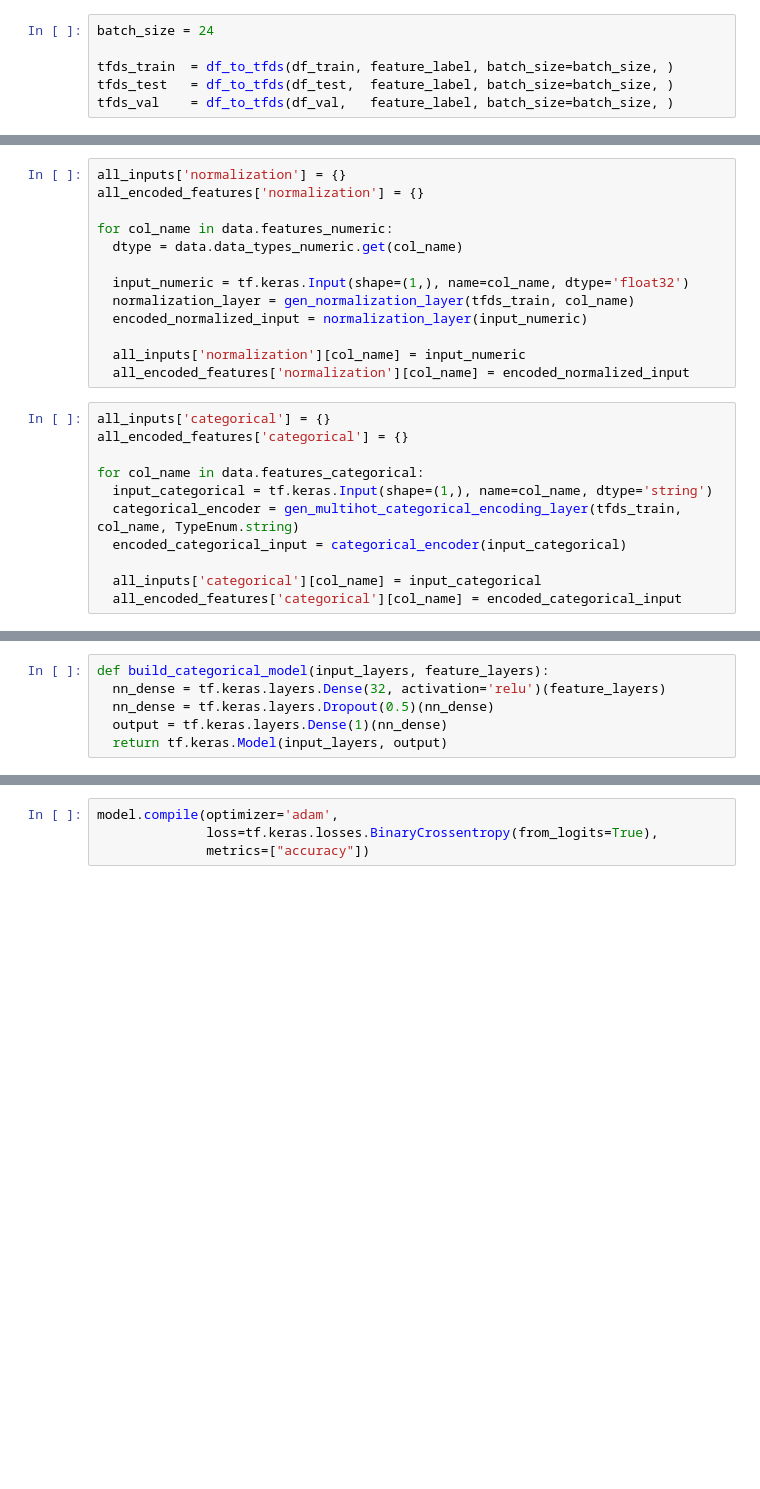
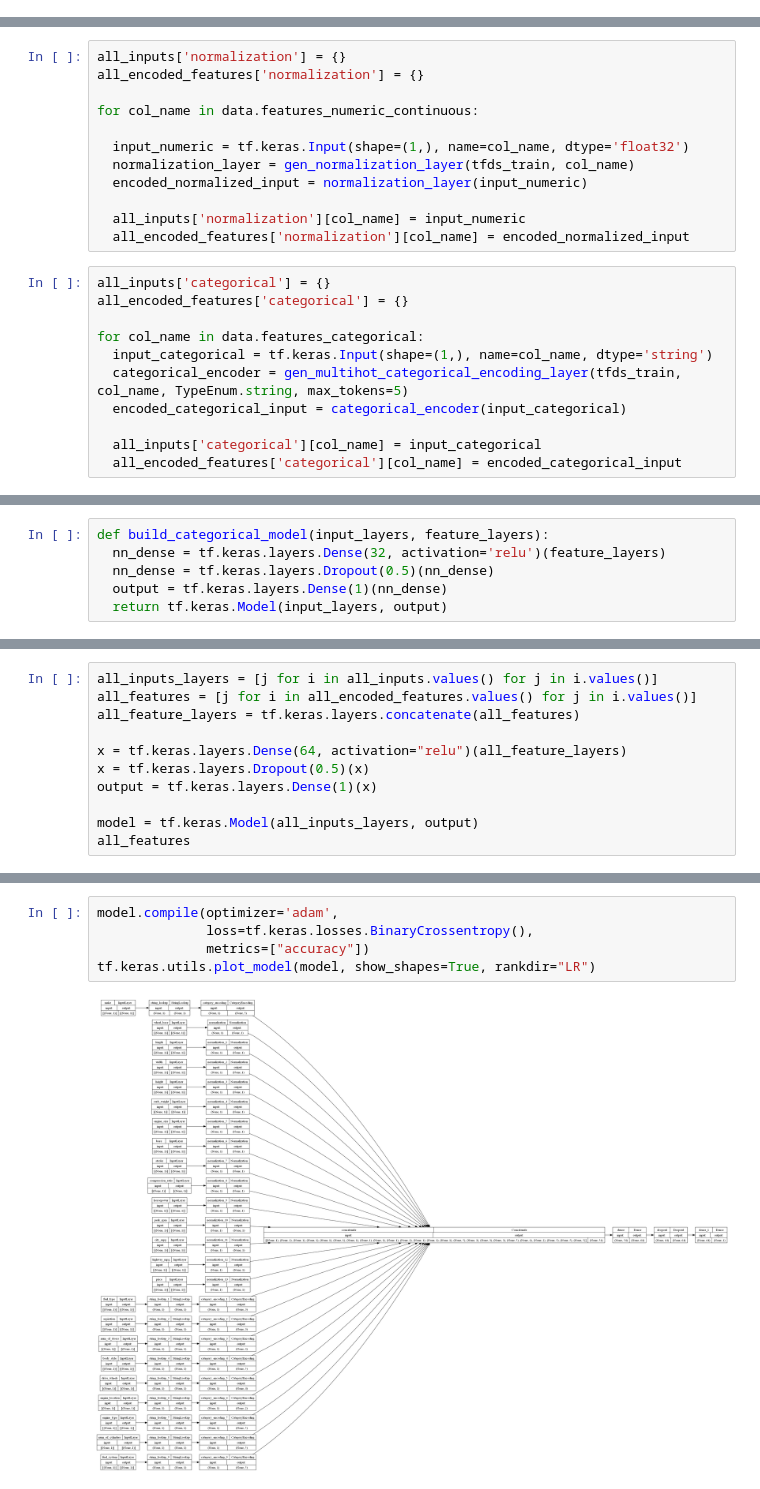
Before and after one commit to previoip/FederatedLearning, a Jupyter notebook: FederatedLearning_POC_GenericRegressor.ipynb, the cells around one changed output, grey strips where cells are left out. Cells and saved outputs as stored; diff of their text form; blank space fills up the shorter version.

```diff
--- a/FederatedLearning_POC_GenericRegressor.ipynb
+++ b/FederatedLearning_POC_GenericRegressor.ipynb
@@ -85,9 +137,3 @@ df_val = df_val_test.drop(df_test.index)
 df_train.shape, df_test.shape, df_val.shape
 # %% [output]
 ((127, 27), (16, 27), (16, 27))
-# %%
-batch_size = 24
-
-tfds_train  = df_to_tfds(df_train, feature_label, batch_size=batch_size, )
-tfds_test   = df_to_tfds(df_test,  feature_label, batch_size=batch_size, )
-tfds_val    = df_to_tfds(df_val,   feature_label, batch_size=batch_size, )
@@ -98,8 +161,7 @@ all_encoded_features = {}
 all_inputs['normalization'] = {}
 all_encoded_features['normalization'] = {}
 
-for col_name in data.features_numeric:
-  dtype = data.data_types_numeric.get(col_name)
+for col_name in data.features_numeric_continuous:
 
   input_numeric = tf.keras.Input(shape=(1,), name=col_name, dtype='float32')
   normalization_layer = gen_normalization_layer(tfds_train, col_name)
@@ -113,7 +175,7 @@ all_encoded_features['categorical'] = {}
 
 for col_name in data.features_categorical:
   input_categorical = tf.keras.Input(shape=(1,), name=col_name, dtype='string')
-  categorical_encoder = gen_multihot_categorical_encoding_layer(tfds_train, col_name, TypeEnum.string)
+  categorical_encoder = gen_multihot_categorical_encoding_layer(tfds_train, col_name, TypeEnum.string, max_tokens=5)
   encoded_categorical_input = categorical_encoder(input_categorical)
 
   all_inputs['categorical'][col_name] = input_categorical
@@ -139,0 +209,11 @@ model = build_categorical_model(all_inputs, all_feature_layers)
+# %%
+all_inputs_layers = [j for i in all_inputs.values() for j in i.values()]
+all_features = [j for i in all_encoded_features.values() for j in i.values()]
+all_feature_layers = tf.keras.layers.concatenate(all_features)
+
+x = tf.keras.layers.Dense(64, activation="relu")(all_feature_layers)
+x = tf.keras.layers.Dropout(0.5)(x)
+output = tf.keras.layers.Dense(1)(x)
+
+model = tf.keras.Model(all_inputs_layers, output)
+all_features
@@ -140,5 +238,8 @@ model = build_categorical_model(all_inputs, all_feature_layers)
 # %%
 model.compile(optimizer='adam',
-              loss=tf.keras.losses.BinaryCrossentropy(from_logits=True),
+              loss=tf.keras.losses.BinaryCrossentropy(),
               metrics=["accuracy"])
+tf.keras.utils.plot_model(model, show_shapes=True, rankdir="LR")
+# %% [output]
+[figure, added]
 # %%
```
Also changed, not shown: parts of 18 cells of this notebook, 4 other files.
